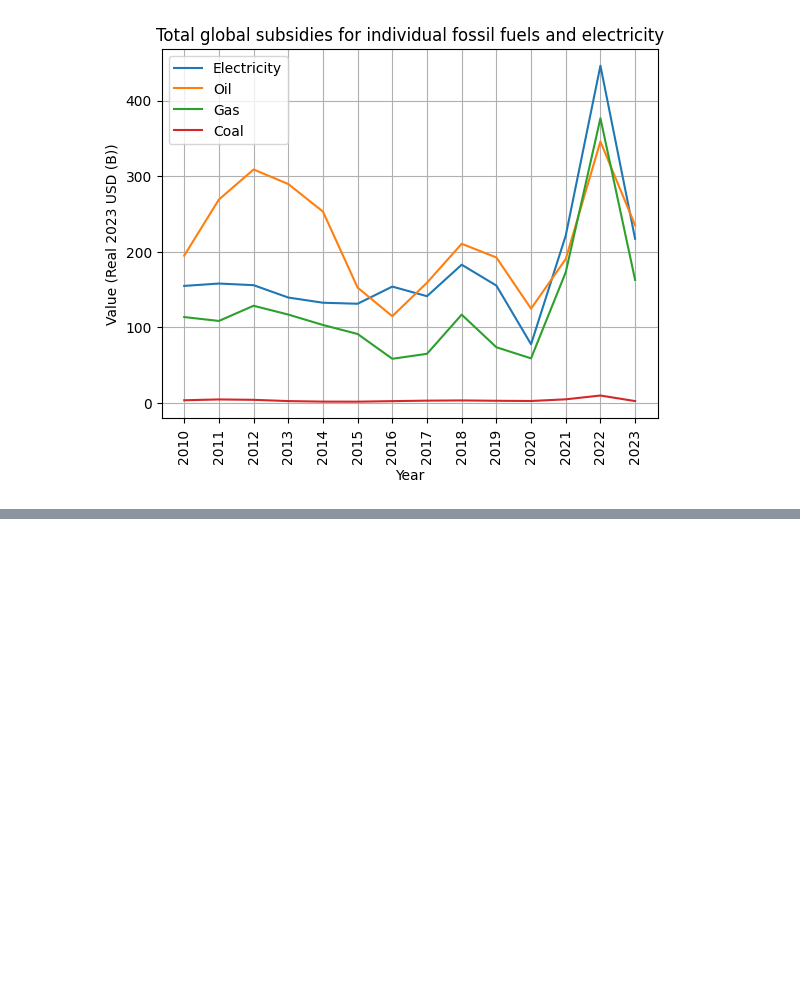
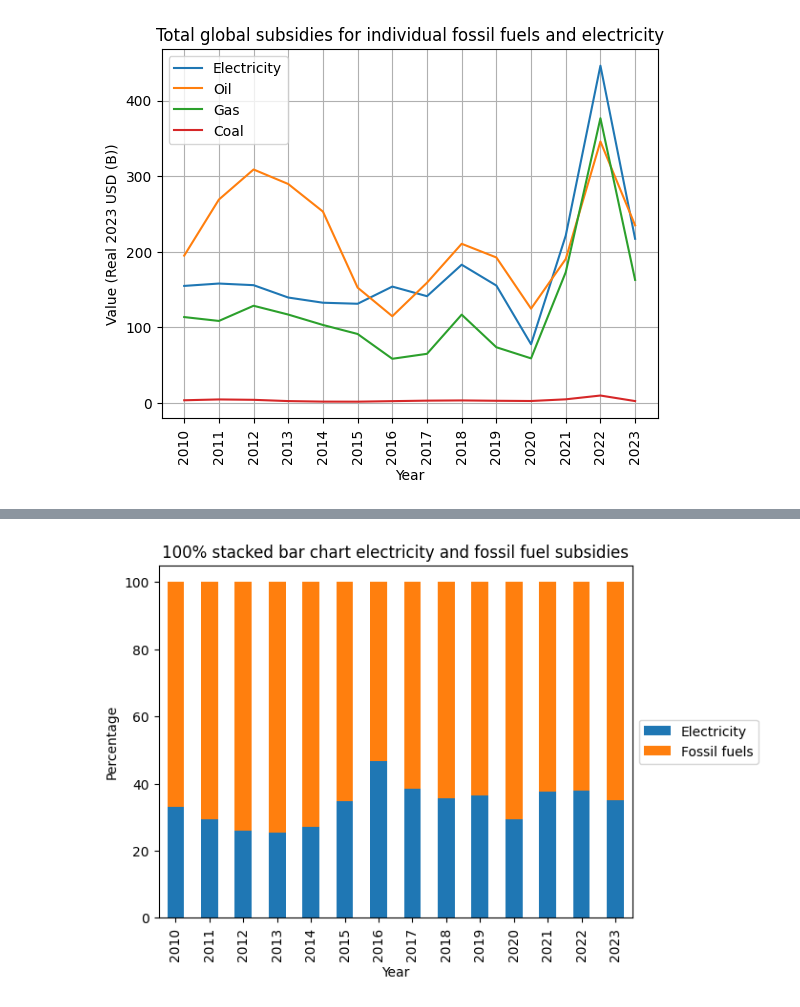
Before and after one commit to reb-scho/subsidies, a Jupyter notebook: subsidies.ipynb, the cells around one changed output, grey strips where cells are left out. Cells and saved outputs as stored; diff of their text form; code cells hidden in the pictures; blank space fills up the shorter version.

```diff
--- a/subsidies.ipynb
+++ b/subsidies.ipynb
@@ -78,0 +108,15 @@ plt.show()
+# %%
+global_fossil_agg_df = global_fossil_agg_df[["Product", "Year", "Value (B USD)"]]
+
+df_concat = pd.concat([global_fossil_agg_df, global_elec_df])
+df_wide = df_concat.pivot(index="Year", columns="Product", values="Value (B USD)")
+df_norm = df_wide.div(df_wide.sum(axis=1), axis=0) * 100
+
+df_norm.plot.bar(stacked=True)
+plt.xlabel("Year")
+plt.ylabel("Percentage")
+plt.title("100% stacked bar chart electricity and fossil fuel subsidies")
+plt.legend(loc='center left', bbox_to_anchor=(1, 0.5))
+plt.show()
+# %% [output]
+[figure, added]
```
Also changed, not shown: parts of 13 cells of this notebook.
